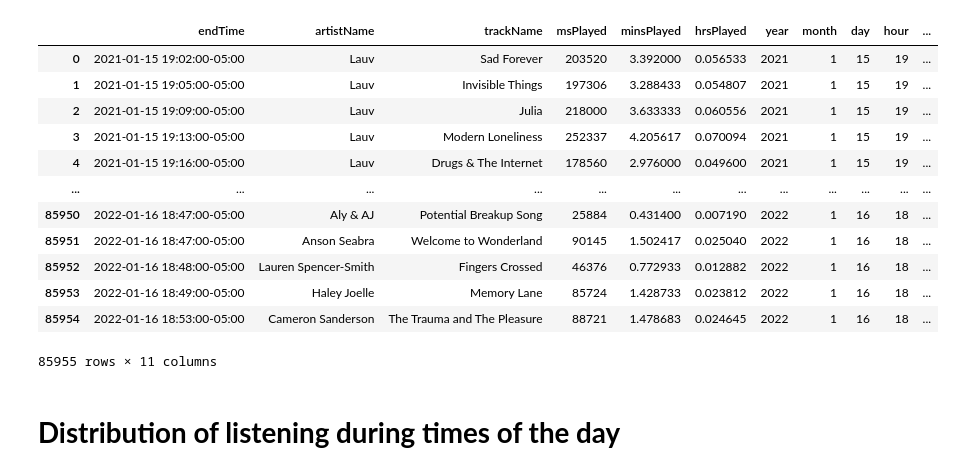
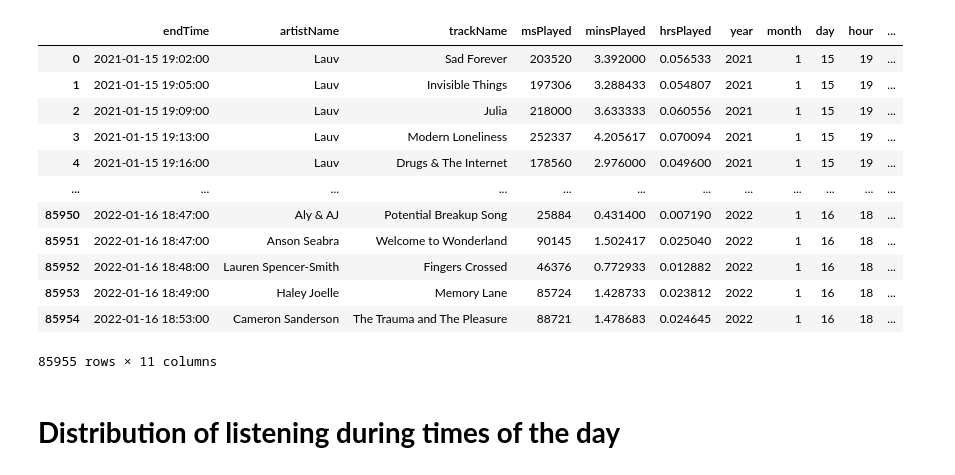
Before and after one commit to jonathanyin12/spotify-analysis, a Jupyter notebook: listening_history.ipynb, the cells around one changed output. Drawn from its saved outputs; the diff is of its cells as text; code cells hidden in the pictures.

```diff
--- a/listening_history.ipynb
+++ b/listening_history.ipynb
@@ -1,40 +1,48 @@
 # %%
 import json
 import pandas as pd
 import matplotlib.pyplot as plt
 import seaborn as sns
 import numpy as np
 
 history = pd.DataFrame()
 
 for i in range(9):
     f = open('spotify_data\StreamingHistory{}.json'.format(i), encoding='utf-8')
     data = json.load(f)
     df = pd.DataFrame(data)
     history = pd.concat([history, df], ignore_index=True)
 
-history['endTime'] = pd.DatetimeIndex(history['endTime']).tz_localize('UTC').tz_convert('America/New_York')
+spring = history.loc[history['endTime']<'2021-06-12'].copy()
+summer = history.loc[(history['endTime']>='2021-06-12') & (history['endTime']<'2021-08-22')].copy()
+fall = history.loc[history['endTime']>='2021-08-22'].copy()
+
+spring['endTime']= pd.DatetimeIndex(spring['endTime']).tz_localize('UTC').tz_convert('America/New_York').tz_localize(None)
+summer['endTime']= pd.DatetimeIndex(summer['endTime']).tz_localize('UTC').tz_convert('America/Los_Angeles').tz_localize(None)
+fall['endTime']= pd.DatetimeIndex(fall['endTime']).tz_localize('UTC').tz_convert('America/New_York').tz_localize(None)
+history = pd.concat([spring, summer, fall], ignore_index=True)
+
 history['minsPlayed'] = history['msPlayed']/(1000*60)
 history['hrsPlayed'] = history['msPlayed']/(1000*60*60)
 history['year'] = pd.DatetimeIndex(history['endTime']).year
 history['month'] = pd.DatetimeIndex(history['endTime']).month
 history['day'] = pd.DatetimeIndex(history['endTime']).day
 history['hour'] = pd.DatetimeIndex(history['endTime']).hour
 history['dayofweek'] = pd.DatetimeIndex(history['endTime']).dayofweek
 history
 # %% [output]
 |  | endTime | artistName | trackName | msPlayed | minsPlayed | hrsPlayed | year | month | day | hour | ... |
-| 0 | 2021-01-15 19:02:00-05:00 | Lauv | Sad Forever | 203520 | 3.392000 | 0.056533 | 2021 | 1 | 15 | 19 | ... |
-| 1 | 2021-01-15 19:05:00-05:00 | Lauv | Invisible Things | 197306 | 3.288433 | 0.054807 | 2021 | 1 | 15 | 19 | ... |
-| 2 | 2021-01-15 19:09:00-05:00 | Lauv | Julia | 218000 | 3.633333 | 0.060556 | 2021 | 1 | 15 | 19 | ... |
-| 3 | 2021-01-15 19:13:00-05:00 | Lauv | Modern Loneliness | 252337 | 4.205617 | 0.070094 | 2021 | 1 | 15 | 19 | ... |
-| 4 | 2021-01-15 19:16:00-05:00 | Lauv | Drugs & The Internet | 178560 | 2.976000 | 0.049600 | 2021 | 1 | 15 | 19 | ... |
+| 0 | 2021-01-15 19:02:00 | Lauv | Sad Forever | 203520 | 3.392000 | 0.056533 | 2021 | 1 | 15 | 19 | ... |
+| 1 | 2021-01-15 19:05:00 | Lauv | Invisible Things | 197306 | 3.288433 | 0.054807 | 2021 | 1 | 15 | 19 | ... |
+| 2 | 2021-01-15 19:09:00 | Lauv | Julia | 218000 | 3.633333 | 0.060556 | 2021 | 1 | 15 | 19 | ... |
+| 3 | 2021-01-15 19:13:00 | Lauv | Modern Loneliness | 252337 | 4.205617 | 0.070094 | 2021 | 1 | 15 | 19 | ... |
+| 4 | 2021-01-15 19:16:00 | Lauv | Drugs & The Internet | 178560 | 2.976000 | 0.049600 | 2021 | 1 | 15 | 19 | ... |
 | ... | ... | ... | ... | ... | ... | ... | ... | ... | ... | ... | ... |
-| 85950 | 2022-01-16 18:47:00-05:00 | Aly & AJ | Potential Breakup Song | 25884 | 0.431400 | 0.007190 | 2022 | 1 | 16 | 18 | ... |
-| 85951 | 2022-01-16 18:47:00-05:00 | Anson Seabra | Welcome to Wonderland | 90145 | 1.502417 | 0.025040 | 2022 | 1 | 16 | 18 | ... |
-| 85952 | 2022-01-16 18:48:00-05:00 | Lauren Spencer-Smith | Fingers Crossed | 46376 | 0.772933 | 0.012882 | 2022 | 1 | 16 | 18 | ... |
-| 85953 | 2022-01-16 18:49:00-05:00 | Haley Joelle | Memory Lane | 85724 | 1.428733 | 0.023812 | 2022 | 1 | 16 | 18 | ... |
-| 85954 | 2022-01-16 18:53:00-05:00 | Cameron Sanderson | The Trauma and The Pleasure | 88721 | 1.478683 | 0.024645 | 2022 | 1 | 16 | 18 | ... |
+| 85950 | 2022-01-16 18:47:00 | Aly & AJ | Potential Breakup Song | 25884 | 0.431400 | 0.007190 | 2022 | 1 | 16 | 18 | ... |
+| 85951 | 2022-01-16 18:47:00 | Anson Seabra | Welcome to Wonderland | 90145 | 1.502417 | 0.025040 | 2022 | 1 | 16 | 18 | ... |
+| 85952 | 2022-01-16 18:48:00 | Lauren Spencer-Smith | Fingers Crossed | 46376 | 0.772933 | 0.012882 | 2022 | 1 | 16 | 18 | ... |
+| 85953 | 2022-01-16 18:49:00 | Haley Joelle | Memory Lane | 85724 | 1.428733 | 0.023812 | 2022 | 1 | 16 | 18 | ... |
+| 85954 | 2022-01-16 18:53:00 | Cameron Sanderson | The Trauma and The Pleasure | 88721 | 1.478683 | 0.024645 | 2022 | 1 | 16 | 18 | ... |
 85955 rows × 11 columns
 # %% [markdown]
 # **Distribution of listening during times of the day**
```
Also changed, not shown: parts of 2 cells of this notebook.
